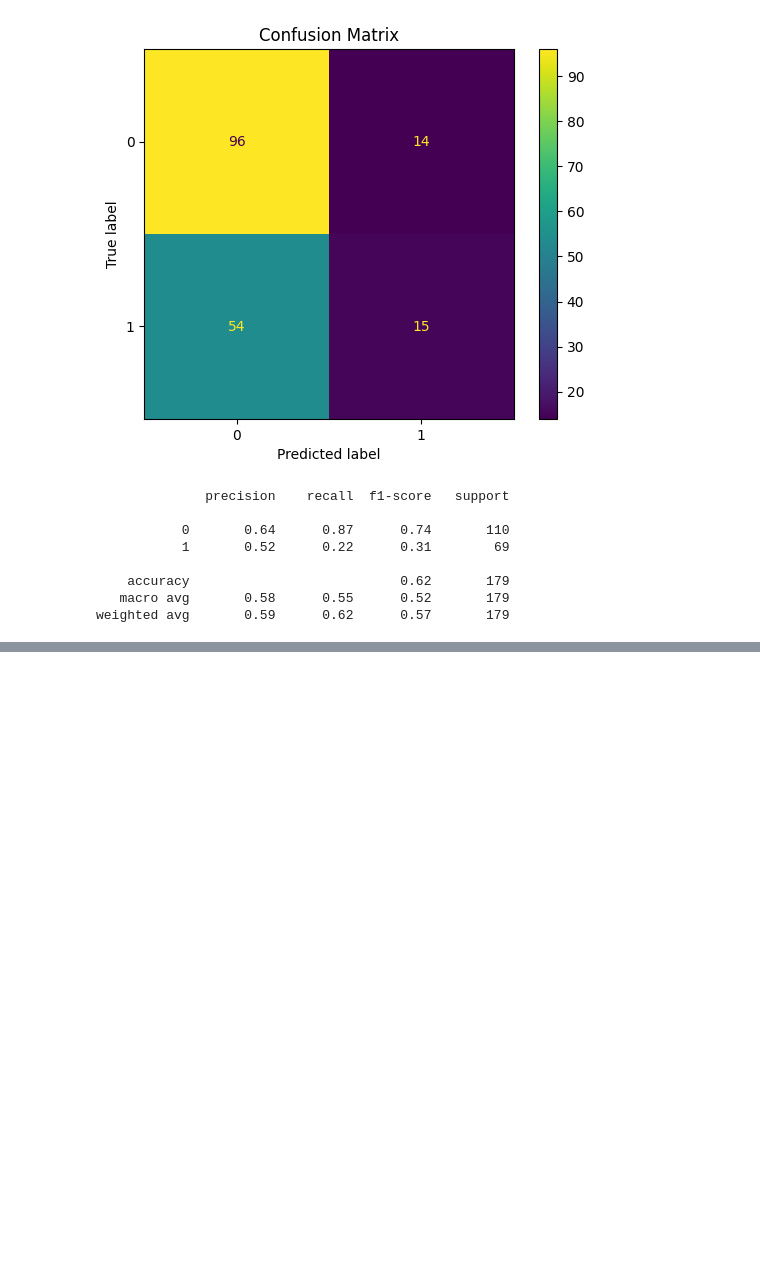
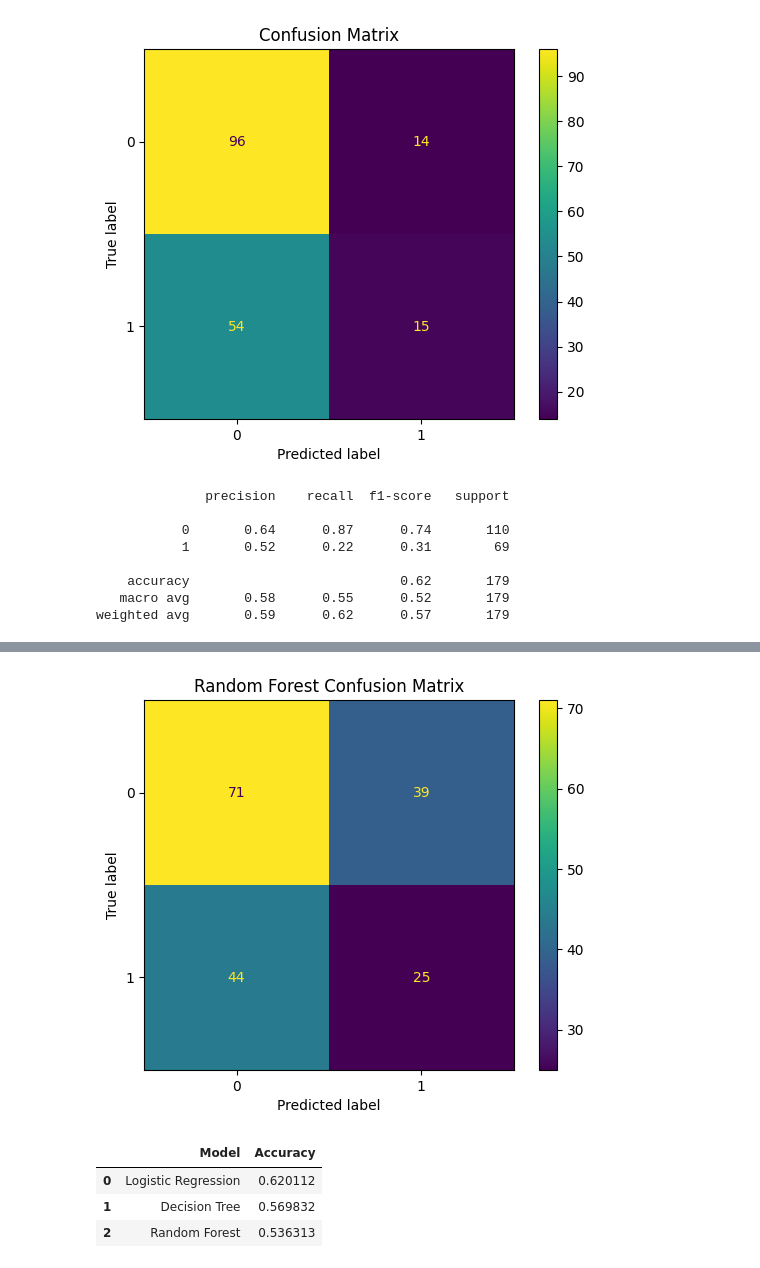
Before and after one commit to Rishabh-Devadiga/Data-Science-Lab, a Jupyter notebook: titanic_survival_prediction/TitanicSurvival.ipynb, the cells around one changed output, grey strips where cells are left out. Drawn from its saved outputs; the diff is of its cells as text; code cells hidden in the pictures; blank space fills up the shorter version.

Commit message:
Kaggle Notebook | titanic_survival_prediction | Version 11

```diff
--- a/titanic_survival_prediction/TitanicSurvival.ipynb
+++ b/titanic_survival_prediction/TitanicSurvival.ipynb
@@ -496,0 +517,2 @@ weighted avg       0.59      0.62      0.57       179
+# %%
+decision_tree.fit(X_train, y_train)
@@ -496,0 +560,10 @@ weighted avg       0.59      0.62      0.57       179
+# %%
+random_forest = Pipeline([
+    ('preprocessor', preprocessor),
+    ('classifier', RandomForestClassifier(
+        n_estimators = 100,
+        random_state = 42
+    ))
+])
+# %%
+random_forest.fit(X_train, y_train)
@@ -496,0 +585,2 @@ weighted avg       0.59      0.62      0.57       179
+# %%
+rf_pred = random_forest.predict(X_val)
@@ -496,0 +603,26 @@ weighted avg       0.59      0.62      0.57       179
+# %%
+ConfusionMatrixDisplay.from_predictions(y_val, rf_pred)
+plt.title("Random Forest Confusion Matrix")
+plt.show()
+# %% [output]
+[figure, added]
+# %%
+comparison = pd.DataFrame({
+    "Model" : [
+        "Logistic Regression",
+        "Decision Tree",
+        "Random Forest"
+    ],
+    "Accuracy" : [
+        accuracy,
+        dt_accuracy,
+        rf_accuracy
+    ]
+})
+
+comparison.sort_values(by = "Accuracy", ascending = False)
+# %% [output]
+|  | Model | Accuracy |
+| 0 | Logistic Regression | 0.620112 |
+| 1 | Decision Tree | 0.569832 |
+| 2 | Random Forest | 0.536313 |
```
Also changed, not shown: parts of 16 cells of this notebook.
